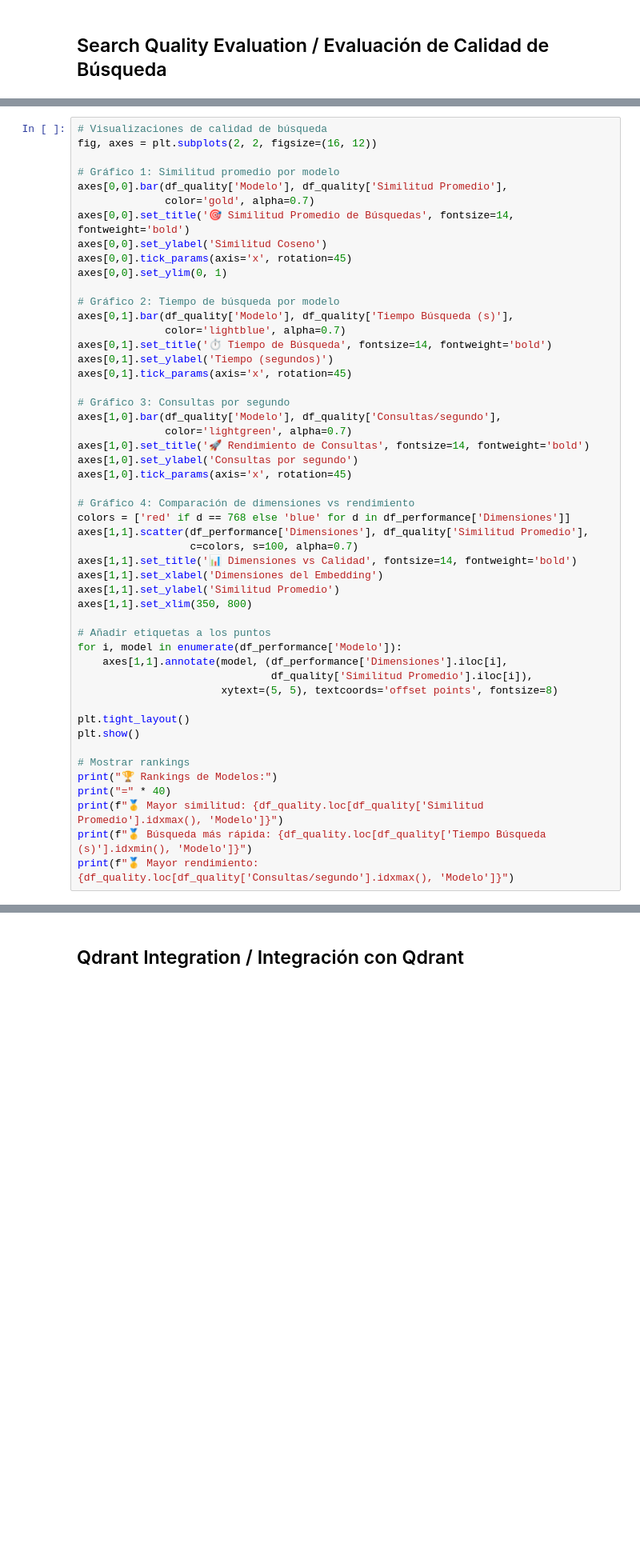
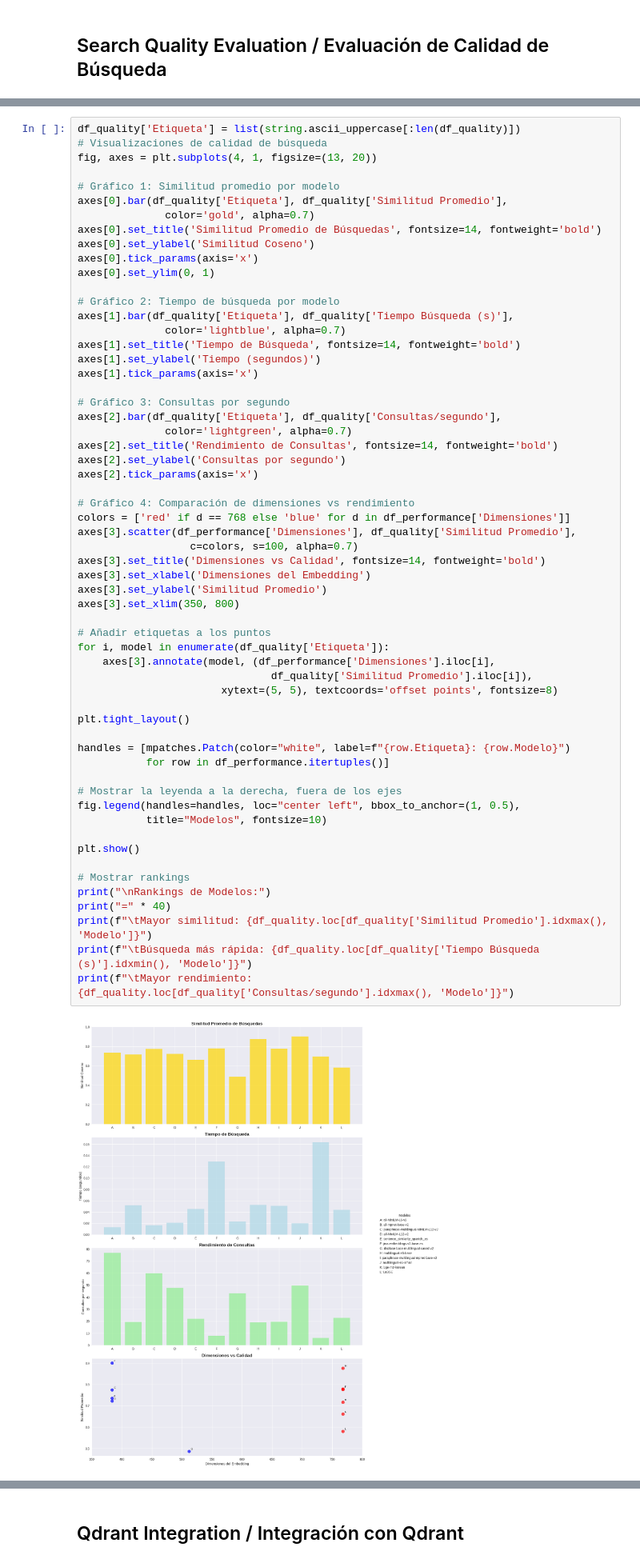
Before and after one commit to jesusoviedo/lus-laboris-py, a Jupyter notebook: notebooks/02_vectorstore_embedding_exploration.ipynb, the cells around one changed output, grey strips where cells are left out. Shown at 80% size. Drawn from its saved outputs; the diff is of its cells as text; blank space fills up the shorter version.

```diff
--- a/notebooks/02_vectorstore_embedding_exploration.ipynb
+++ b/notebooks/02_vectorstore_embedding_exploration.ipynb
@@ -623,50 +950,61 @@ display(df_quality.round(4))
 # %%
+df_quality['Etiqueta'] = list(string.ascii_uppercase[:len(df_quality)])
 # Visualizaciones de calidad de búsqueda
-fig, axes = plt.subplots(2, 2, figsize=(16, 12))
+fig, axes = plt.subplots(4, 1, figsize=(13, 20))
 
 # Gráfico 1: Similitud promedio por modelo
-axes[0,0].bar(df_quality['Modelo'], df_quality['Similitud Promedio'],
+axes[0].bar(df_quality['Etiqueta'], df_quality['Similitud Promedio'],
               color='gold', alpha=0.7)
-axes[0,0].set_title('🎯 Similitud Promedio de Búsquedas', fontsize=14, fontweight='bold')
-axes[0,0].set_ylabel('Similitud Coseno')
-axes[0,0].tick_params(axis='x', rotation=45)
-axes[0,0].set_ylim(0, 1)
+axes[0].set_title('Similitud Promedio de Búsquedas', fontsize=14, fontweight='bold')
+axes[0].set_ylabel('Similitud Coseno')
+axes[0].tick_params(axis='x')
+axes[0].set_ylim(0, 1)
 
 # Gráfico 2: Tiempo de búsqueda por modelo
-axes[0,1].bar(df_quality['Modelo'], df_quality['Tiempo Búsqueda (s)'],
+axes[1].bar(df_quality['Etiqueta'], df_quality['Tiempo Búsqueda (s)'],
               color='lightblue', alpha=0.7)
-axes[0,1].set_title('⏱️ Tiempo de Búsqueda', fontsize=14, fontweight='bold')
-axes[0,1].set_ylabel('Tiempo (segundos)')
-axes[0,1].tick_params(axis='x', rotation=45)
+axes[1].set_title('Tiempo de Búsqueda', fontsize=14, fontweight='bold')
+axes[1].set_ylabel('Tiempo (segundos)')
+axes[1].tick_params(axis='x')
 
 # Gráfico 3: Consultas por segundo
-axes[1,0].bar(df_quality['Modelo'], df_quality['Consultas/segundo'],
+axes[2].bar(df_quality['Etiqueta'], df_quality['Consultas/segundo'],
               color='lightgreen', alpha=0.7)
-axes[1,0].set_title('🚀 Rendimiento de Consultas', fontsize=14, fontweight='bold')
-axes[1,0].set_ylabel('Consultas por segundo')
-axes[1,0].tick_params(axis='x', rotation=45)
+axes[2].set_title('Rendimiento de Consultas', fontsize=14, fontweight='bold')
+axes[2].set_ylabel('Consultas por segundo')
+axes[2].tick_params(axis='x')
 
 # Gráfico 4: Comparación de dimensiones vs rendimiento
 colors = ['red' if d == 768 else 'blue' for d in df_performance['Dimensiones']]
-axes[1,1].scatter(df_performance['Dimensiones'], df_quality['Similitud Promedio'],
+axes[3].scatter(df_performance['Dimensiones'], df_quality['Similitud Promedio'],
                   c=colors, s=100, alpha=0.7)
-axes[1,1].set_title('📊 Dimensiones vs Calidad', fontsize=14, fontweight='bold')
-axes[1,1].set_xlabel('Dimensiones del Embedding')
-axes[1,1].set_ylabel('Similitud Promedio')
-axes[1,1].set_xlim(350, 800)
+axes[3].set_title('Dimensiones vs Calidad', fontsize=14, fontweight='bold')
+axes[3].set_xlabel('Dimensiones del Embedding')
+axes[3].set_ylabel('Similitud Promedio')
+axes[3].set_xlim(350, 800)
 
 # Añadir etiquetas a los puntos
-for i, model in enumerate(df_performance['Modelo']):
-    axes[1,1].annotate(model, (df_performance['Dimensiones'].iloc[i],
+for i, model in enumerate(df_quality['Etiqueta']):
+    axes[3].annotate(model, (df_performance['Dimensiones'].iloc[i],
                                df_quality['Similitud Promedio'].iloc[i]),
                        xytext=(5, 5), textcoords='offset points', fontsize=8)
 
 plt.tight_layout()
+
+handles = [mpatches.Patch(color="white", label=f"{row.Etiqueta}: {row.Modelo}")
+           for row in df_performance.itertuples()]
+
+# Mostrar la leyenda a la derecha, fuera de los ejes
+fig.legend(handles=handles, loc="center left", bbox_to_anchor=(1, 0.5),
+           title="Modelos", fontsize=10)
+
 plt.show()
 
 # Mostrar rankings
-print("🏆 Rankings de Modelos:")
+print("\nRankings de Modelos:")
 print("=" * 40)
-print(f"🥇 Mayor similitud: {df_quality.loc[df_quality['Similitud Promedio'].idxmax(), 'Modelo']}")
-print(f"🥇 Búsqueda más rápida: {df_quality.loc[df_quality['Tiempo Búsqueda (s)'].idxmin(), 'Modelo']}")
-print(f"🥇 Mayor rendimiento: {df_quality.loc[df_quality['Consultas/segundo'].idxmax(), 'Modelo']}")
+print(f"\tMayor similitud: {df_quality.loc[df_quality['Similitud Promedio'].idxmax(), 'Modelo']}")
+print(f"\tBúsqueda más rápida: {df_quality.loc[df_quality['Tiempo Búsqueda (s)'].idxmin(), 'Modelo']}")
+print(f"\tMayor rendimiento: {df_quality.loc[df_quality['Consultas/segundo'].idxmax(), 'Modelo']}")
+# %% [output]
+[figure, added]
```
Also changed, not shown: parts of 48 cells of this notebook, 2 other files.
